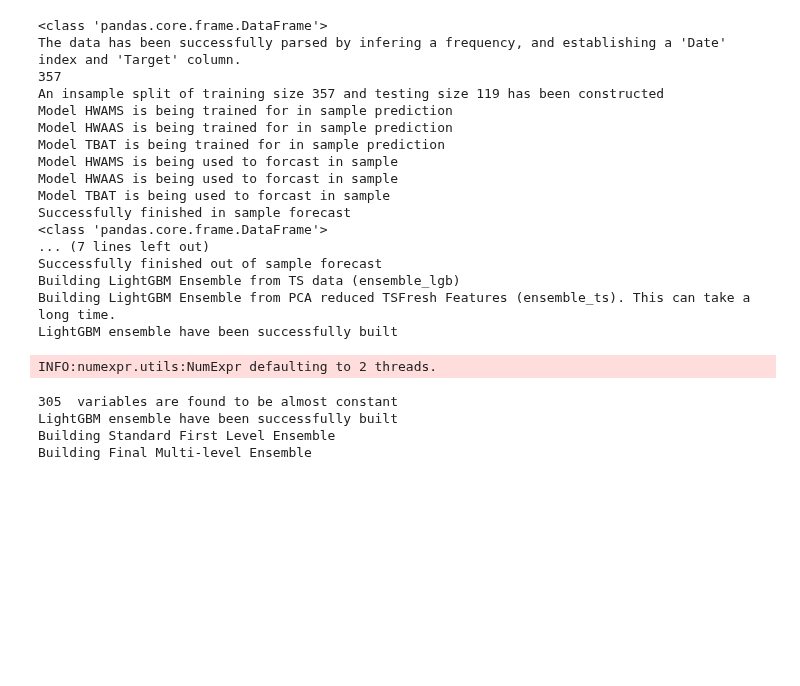
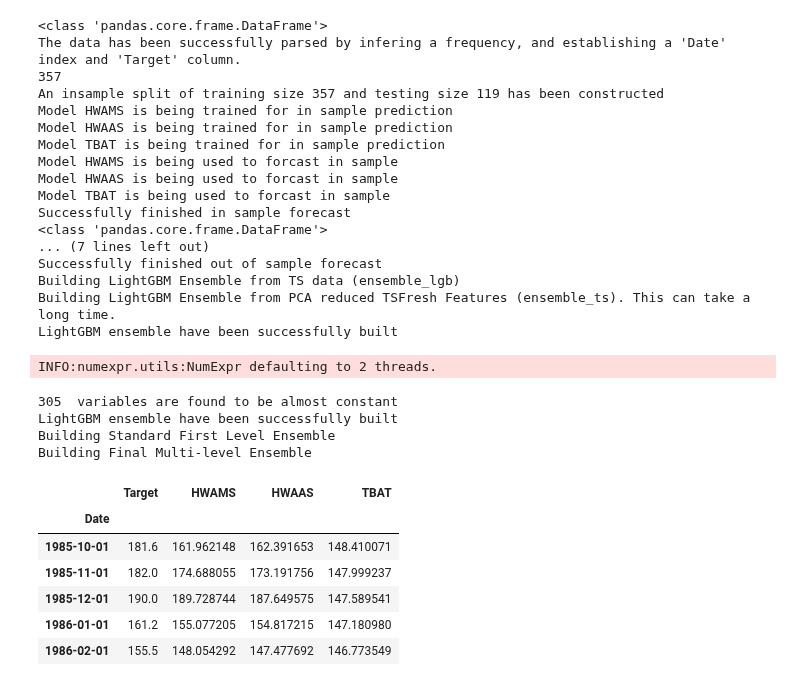
Before and after one commit to guthiLatha/ML, a Jupyter notebook: ATSPY_Test.ipynb, the cells around one changed output. Cells and saved outputs as stored; diff of their text form; code cells hidden in the pictures; blank space fills up the shorter version.

```diff
--- a/ATSPY_Test.ipynb
+++ b/ATSPY_Test.ipynb
@@ -68,3 +68,13 @@ INFO:numexpr.utils:NumExpr defaulting to 2 threads.
 LightGBM ensemble have been successfully built
 Building Standard First Level Ensemble
 Building Final Multi-level Ensemble
+# %%
+forecast_in.head()
+# %% [output]
+|  | Target | HWAMS | HWAAS | TBAT |
+| Date |  |  |  |  |
+| 1985-10-01 | 181.6 | 161.962148 | 162.391653 | 148.410071 |
+| 1985-11-01 | 182.0 | 174.688055 | 173.191756 | 147.999237 |
+| 1985-12-01 | 190.0 | 189.728744 | 187.649575 | 147.589541 |
+| 1986-01-01 | 161.2 | 155.077205 | 154.817215 | 147.180980 |
+| 1986-02-01 | 155.5 | 148.054292 | 147.477692 | 146.773549 |
```
Also changed, not shown: parts of 7 cells of this notebook.
